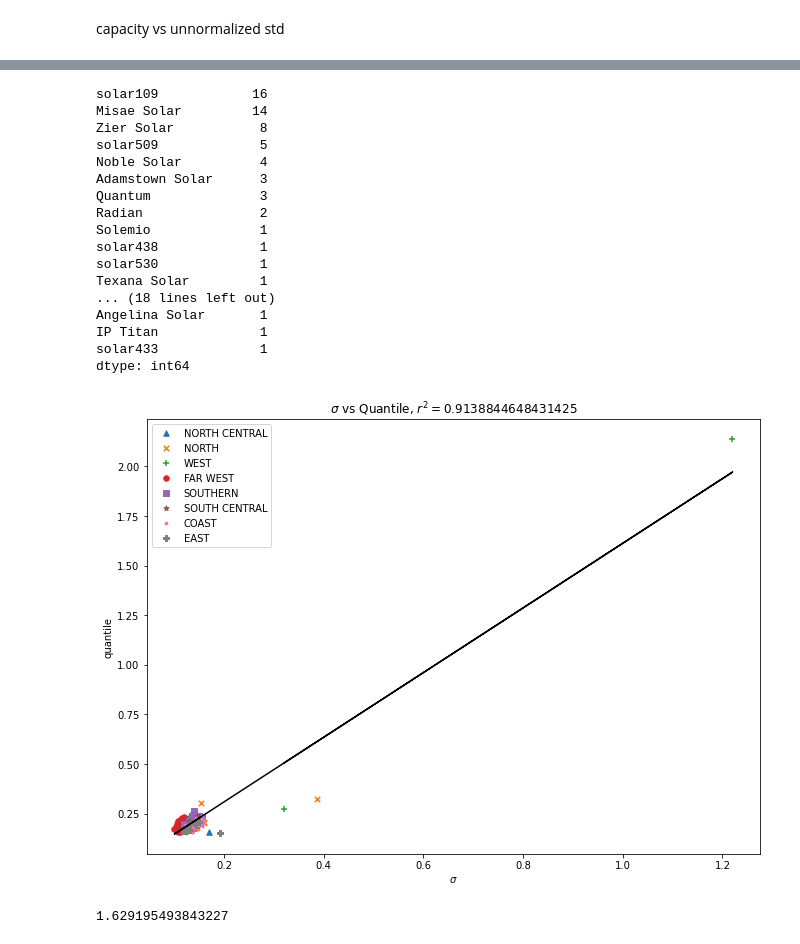
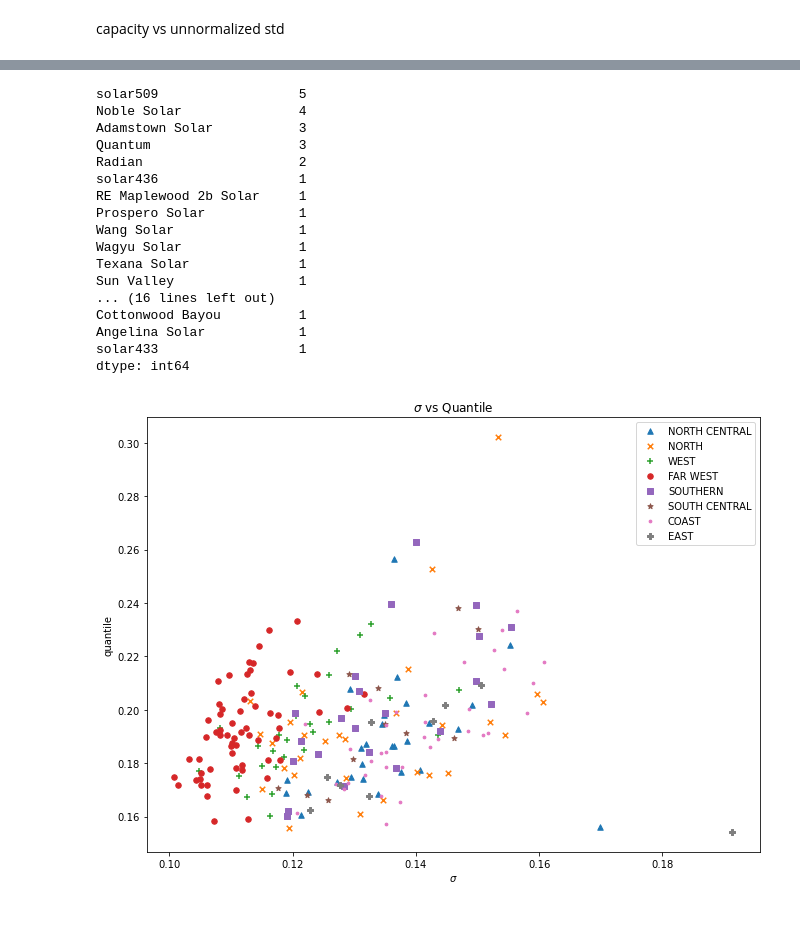
Before and after one commit to Sir-Teo/solar, a Jupyter notebook: solar.ipynb, the cells around one changed output, grey strips where cells are left out. Drawn from its saved outputs; the diff is of its cells as text; code cells hidden in the pictures; blank space fills up the shorter version.

Commit message:
aligned solar hours

```diff
--- a/solar.ipynb
+++ b/solar.ipynb
@@ -158,7 +262,7 @@ def unormalized_std_error_in_interval(a,b):
     diff = solar_actual_6h_mean - solar_forcast_6h_mean
     solar_meta['unnorm_std']= np.std(diff).values
 # %%
-solar_meta = pd.read_csv('solar_meta_new.csv')
+
 plt.figure(figsize=(11,8))
 unormalized_std_error_in_interval(0,24)
 error_in_interval(0,24)
@@ -233,5 +337,5 @@ plt.show()
 # %%
-solar_meta = pd.read_csv('solar_meta_new.csv')
+
 error_outliers = []
 for j in range(0,4):
     for i in range(0,6):
@@ -267,5 +371,5 @@ hour 0
 # %%
-solar_meta = pd.read_csv('solar_meta_new.csv')
+
 std_outliers = []
 for j in range(0,4):
     for i in range(0,6):
@@ -301,5 +405,4 @@ hour 1
 # %%
-solar_meta = pd.read_csv('solar_meta_new.csv')
 quantile_outliers = []
 for j in range(0,4):
     for i in range(0,6):
@@ -314,45 +417,38 @@ quantile_outliers = pd.Series(quantile_outliers).value_counts()
 quantile_outliers.to_csv('quantile_outliers.csv')
 quantile_outliers
 # %% [output]
-solar109            16
-Misae Solar         14
-Zier Solar           8
-solar509             5
-Noble Solar          4
-Adamstown Solar      3
-Quantum              3
-Radian               2
-Solemio              1
-solar438             1
-solar530             1
-Texana Solar         1
-... (18 lines left out)
-Angelina Solar       1
-IP Titan             1
-solar433             1
+solar509                  5
+Noble Solar               4
+Adamstown Solar           3
+Quantum                   3
+Radian                    2
+solar436                  1
+RE Maplewood 2b Solar     1
+Prospero Solar            1
+Wang Solar                1
+Wagyu Solar               1
+Texana Solar              1
+Sun Valley                1
+... (16 lines left out)
+Cottonwood Bayou          1
+Angelina Solar            1
+solar433                  1
 dtype: int64
 # %%
-solar_meta = pd.read_csv('solar_meta_new.csv')
+
 plt.figure(figsize=(11,8))
 quantile_error_in_interval(0,24)
 std_error_in_interval(0,24)
 for kind in marker_dict:
     plt.scatter(x = solar_meta[solar_meta['Zone']==kind]['std'],
                 y = solar_meta[solar_meta['Zone']==kind]['quantile'],
                 s = 30,
                 marker = marker_dict[kind])
 plt.xlabel('$\sigma$')
-x = solar_meta['std']
-y = solar_meta['quantile']
-m, b = np.polyfit(x, y, 1)
-plt.plot(x, m*x+b, color='black')
-r_sq = np.corrcoef(x, y)[0, 1]**2
-plt.title('$\sigma$ vs Quantile, $r^2=${}'.format(r_sq))
+plt.title('$\sigma$ vs Quantile')
 plt.legend(marker_dict.keys())
 plt.ylabel('quantile')
 plt.savefig('plots/sigma_vs_quantile.png')
 plt.show()
-print(m)
 # %% [output]
-[figure, old version]
+[figure, new version]
-1.629195493843227
```
Also changed, not shown: parts of 18 cells of this notebook, 4 other files.
